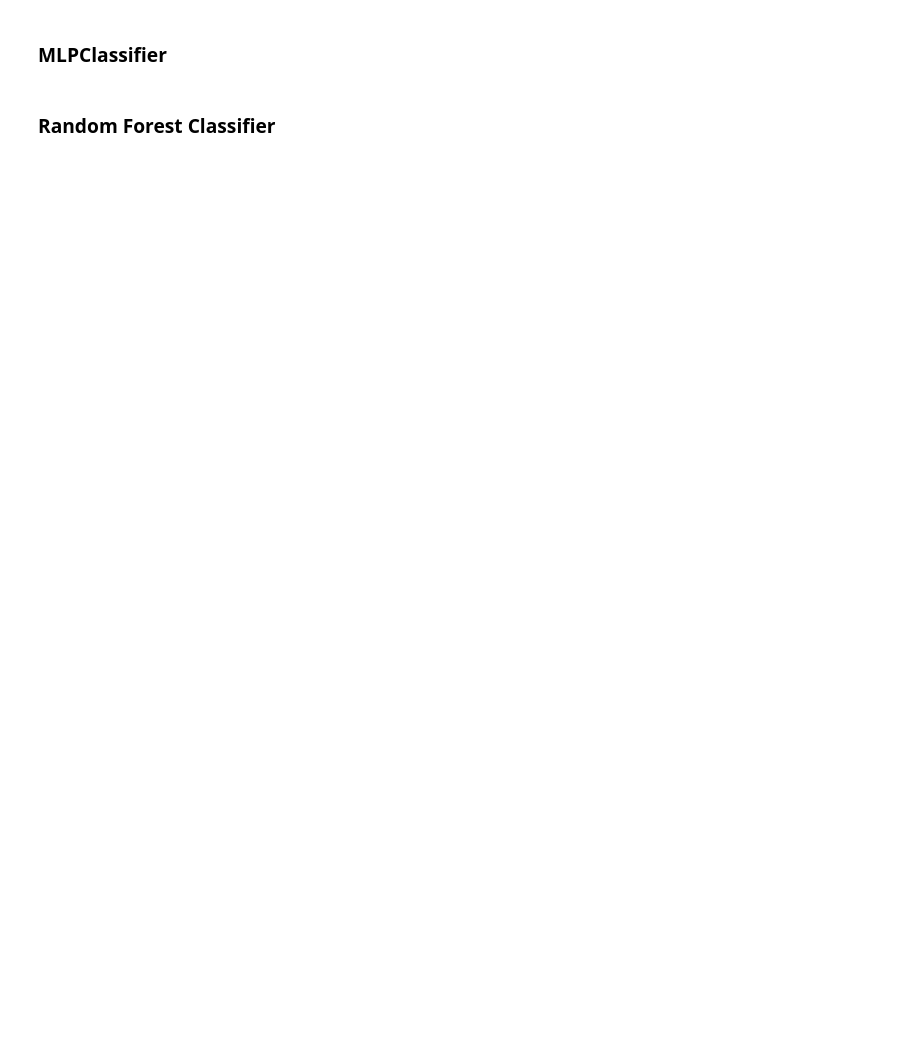
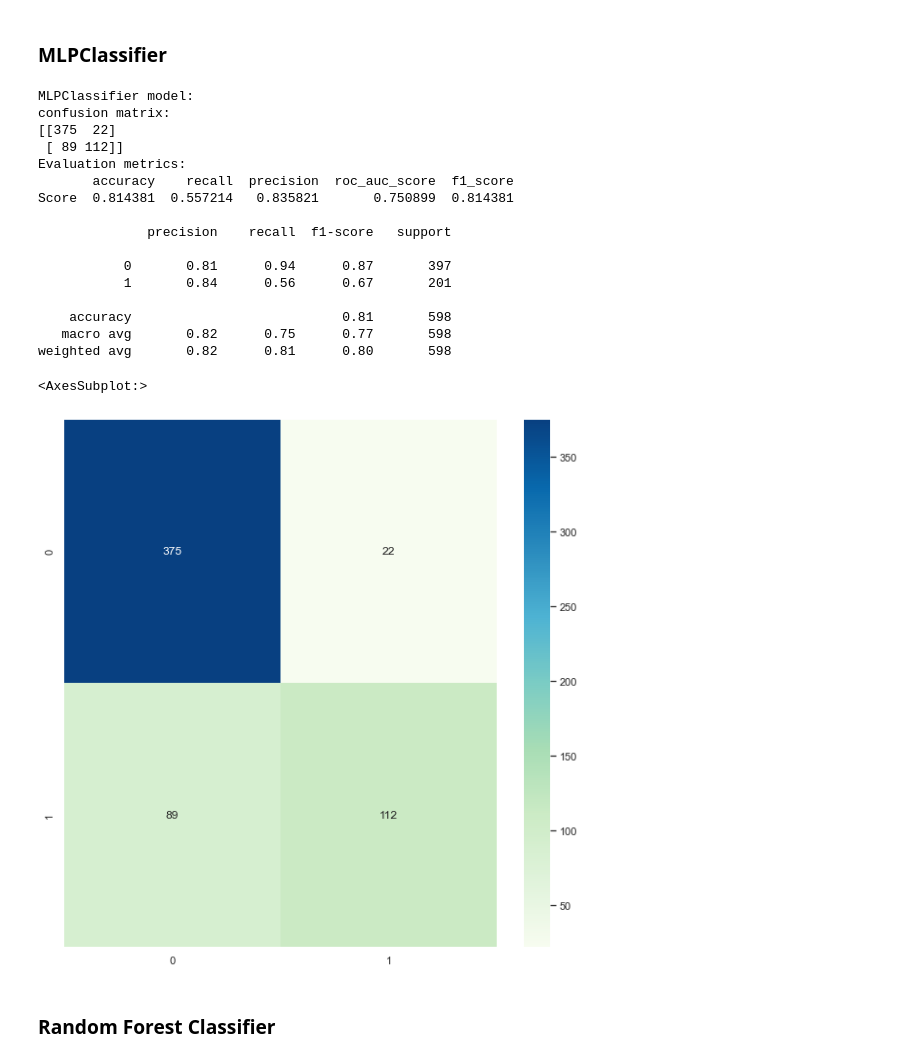
Before and after one commit to fangbo13/ML-predicate-diabetes, a Jupyter notebook: 6006CEMCoursework/CW.ipynb, the cells around one changed output. Cells and saved outputs as stored; diff of their text form; code cells hidden in the pictures; blank space fills up the shorter version.

```diff
--- a/6006CEMCoursework/CW.ipynb
+++ b/6006CEMCoursework/CW.ipynb
@@ -381,30 +476,49 @@ sns.heatmap(data = cfm_knn, cmap="GnBu",annot=True,fmt=".0f")#The heatmap contai
 ### MLPClassifier
 # %%
 #Confusion Matrix and Evaluation metrics
-y_test_mlp = mlp.predict(X_test)# make a prediction
+y_test_MLP = MLP.predict(X_test)# make a prediction
 #creates the confusion matrix
-cm_MLP = confusion_matrix(y_test,y_test_mlp)
+cm_MLP = confusion_matrix(y_test,y_test_MLP)
 print("MLPClassifier model: ")
 print('confusion matrix:')
 print(cm_MLP)#print confusion matrix result
 print('Evaluation metrics:')#evaluation metrics for the model
 PDF = pd.DataFrame(data=#creates a dataframe
 [
        [
-       accuracy_score(y_test,y_test_mlp),#Accuracy classification score
-       recall_score(y_test,y_test_mlp),# recall rate
-       precision_score(y_test,y_test_mlp),#Precision rate
-       roc_auc_score(y_test,y_test_mlp),#Predicted Receiver Operating Characteristic Curve  (ROC AUC)
-       f1_score(y_test, y_test_mlp, average='micro')#same like the accuracy_score
+       accuracy_score(y_test,y_test_MLP),#Accuracy classification score
+       recall_score(y_test,y_test_MLP),# recall rate
+       precision_score(y_test,y_test_MLP),#Precision rate
+       roc_auc_score(y_test,y_test_MLP),#Predicted Receiver Operating Characteristic Curve  (ROC AUC)
+       f1_score(y_test, y_test_MLP, average='micro')#same like the accuracy_score
        ]
 ],
        columns=['accuracy','recall','precision','roc_auc_score','f1_score'],index = ['Score'])
 print(PDF)#prints the PDF with the evaluation metrics' scores
-Report =classification_report(y_test, y_test_mlp)#creates the cReport of the model, which is a report showing the main classification metrics.
+Report =classification_report(y_test, y_test_MLP)#creates the cReport of the model, which is a report showing the main classification metrics.
 print('')
 print(Report)#prints the classification_report
 plt.figure(figsize = (10,10))#sets the size of the figure
 sns.heatmap(data = cm_MLP, cmap="GnBu",annot=True,fmt=".0f")#The heatmap contains the values within the PDF and is displayed inside the matrix
+# %% [output]
+MLPClassifier model:
+confusion matrix:
+[[375  22]
+ [ 89 112]]
+Evaluation metrics:
+       accuracy    recall  precision  roc_auc_score  f1_score
+Score  0.814381  0.557214   0.835821       0.750899  0.814381
+
+              precision    recall  f1-score   support
+
+           0       0.81      0.94      0.87       397
+           1       0.84      0.56      0.67       201
+
+    accuracy                           0.81       598
+   macro avg       0.82      0.75      0.77       598
+weighted avg       0.82      0.81      0.80       598
+<AxesSubplot:>
+[figure, added]
 # %% [markdown]
 ###   Random Forest Classifier
 # %%
```
Also changed, not shown: parts of 62 cells of this notebook.
